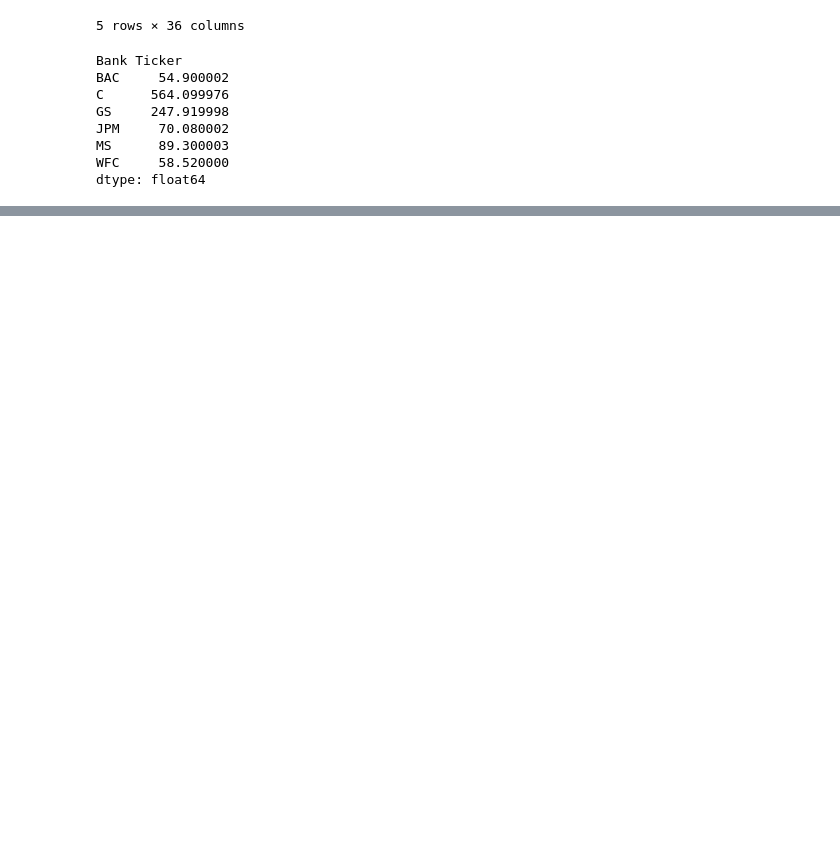
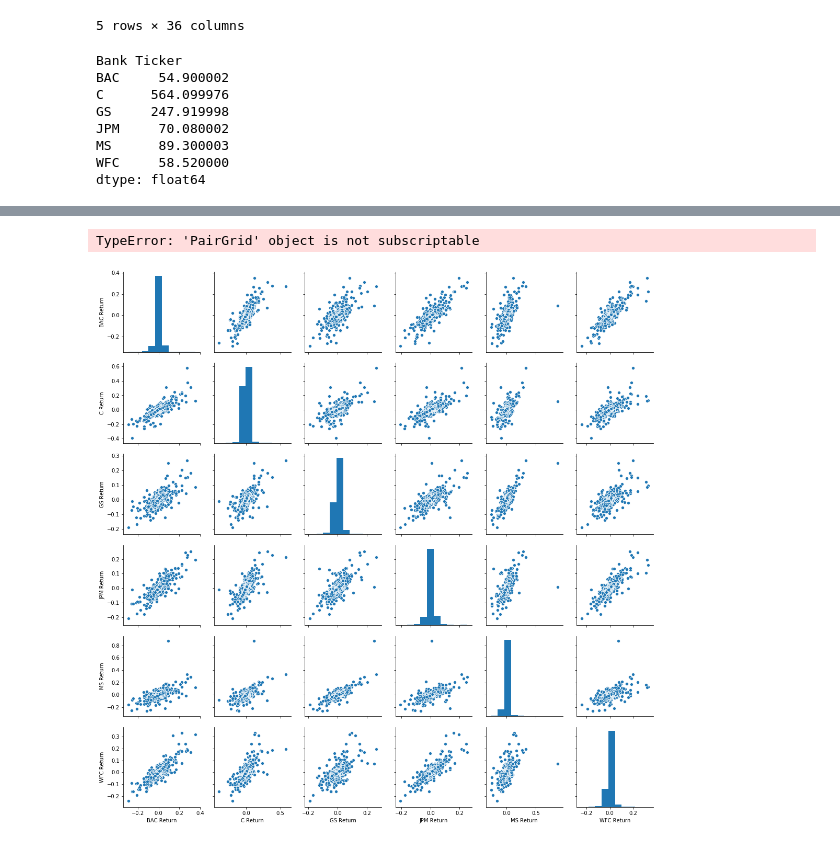
Before and after one commit to avtw37/bank_data, a Jupyter notebook: Finance .ipynb, the cells around one changed output, grey strips where cells are left out. Cells and saved outputs as stored; diff of their text form; code cells hidden in the pictures; blank space fills up the shorter version.

```diff
--- a/Finance .ipynb
+++ b/Finance .ipynb
@@ -72,3 +72,10 @@ JPM     70.080002
 MS      89.300003
 WFC     58.520000
 dtype: float64
+# %%
+returns = pd.DataFrame()
+# %%
+# creating a for loop that goes and for each Bank Stock Ticker.
+
+for tick in tickers:
+    returns[tick+' Return'] = bank_stocks[tick]['Close'].pct_change()
@@ -74,0 +92,7 @@ dtype: float64
+# %%
+# creating a pairplot using seaborn of the returns dataframe
+import seaborn as sns
+sns.pairplot(returns)[1:]
+# %% [output]
+TypeError: 'PairGrid' object is not subscriptable
+[figure, added]
```
Also changed, not shown: parts of 6 cells of this notebook.
